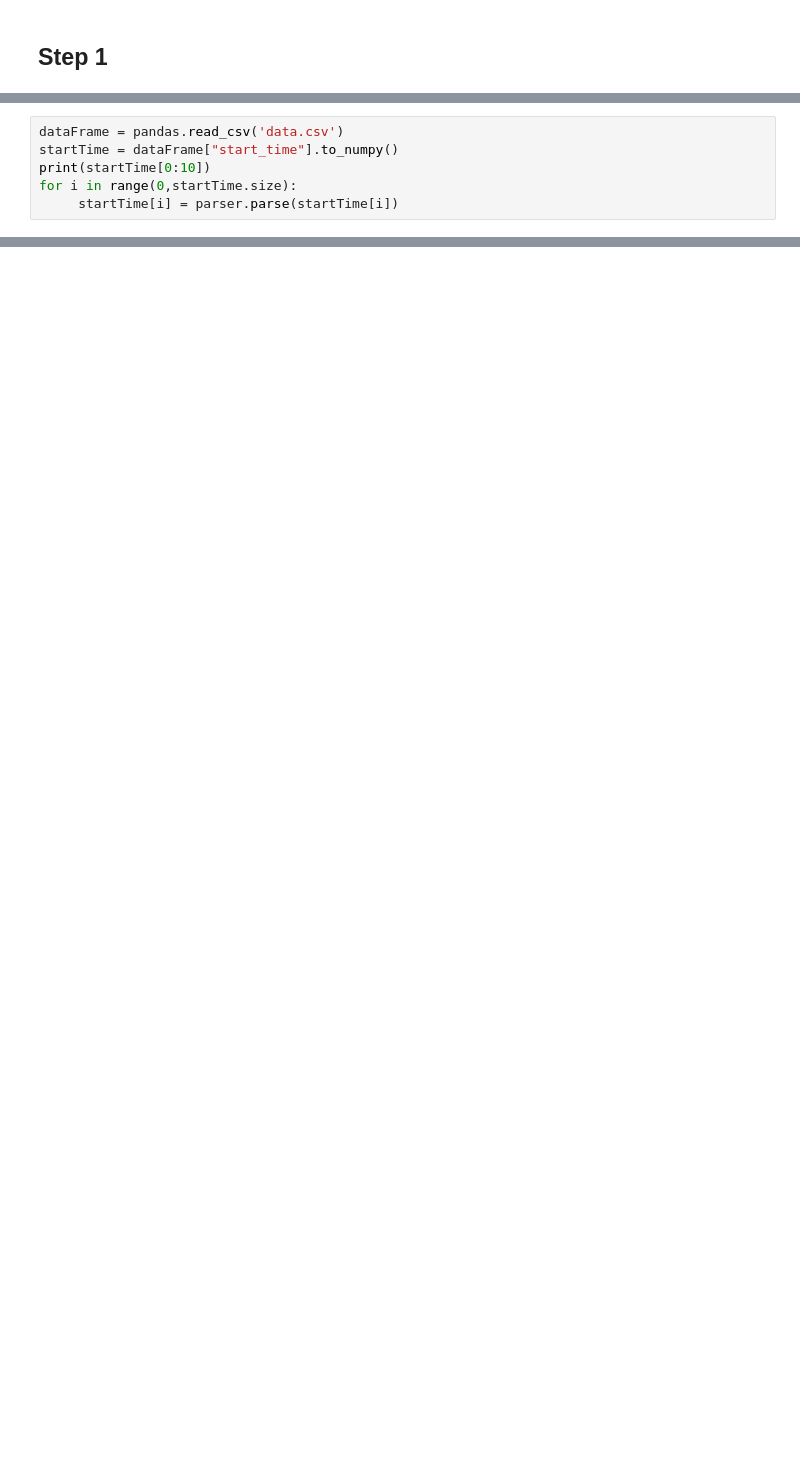
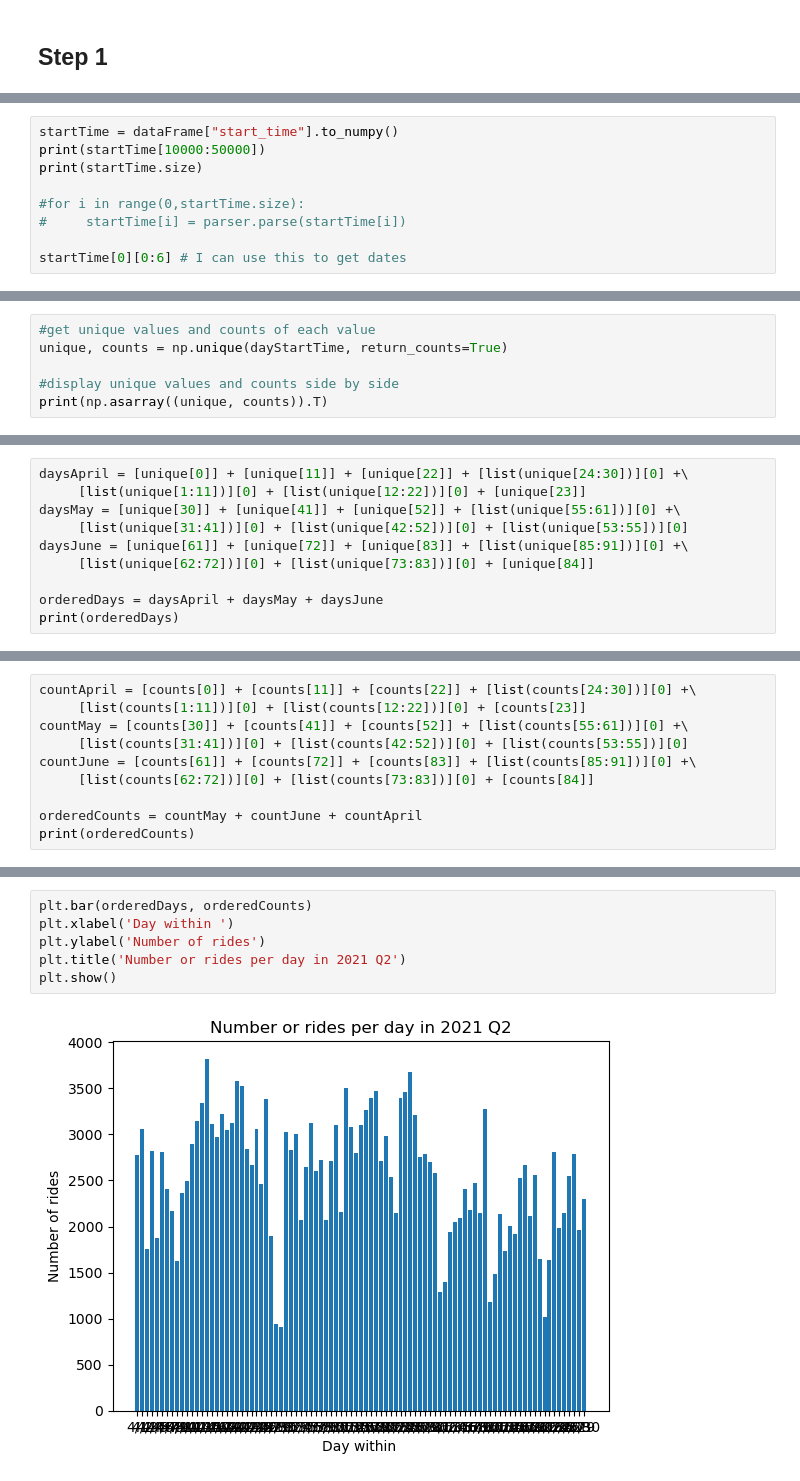
Before and after one commit to MiguelAcostaDelVecchio/RandomProcesses, a Jupyter notebook: Week6/Project1/MiguelProject1.ipynb, the cells around one changed output, grey strips where cells are left out. Cells and saved outputs as stored; diff of their text form; blank space fills up the shorter version.

```diff
--- a/Week6/Project1/MiguelProject1.ipynb
+++ b/Week6/Project1/MiguelProject1.ipynb
@@ -45,7 +50,10 @@ from dateutil import parser
 # %%
-dataFrame = pandas.read_csv('data.csv')
 startTime = dataFrame["start_time"].to_numpy()
-print(startTime[0:10])
-for i in range(0,startTime.size):
-     startTime[i] = parser.parse(startTime[i])
+print(startTime[10000:50000])
+print(startTime.size)
+
+#for i in range(0,startTime.size):
+#     startTime[i] = parser.parse(startTime[i])
+
+startTime[0][0:6] # I can use this to get dates
 # %% [output]
@@ -61,0 +102,6 @@ print(startTime)
+# %%
+#get unique values and counts of each value
+unique, counts = np.unique(dayStartTime, return_counts=True)
+
+#display unique values and counts side by side
+print(np.asarray((unique, counts)).T)
@@ -61,0 +126,10 @@ print(startTime)
+# %%
+daysApril = [unique[0]] + [unique[11]] + [unique[22]] + [list(unique[24:30])][0] +\
+     [list(unique[1:11])][0] + [list(unique[12:22])][0] + [unique[23]]
+daysMay = [unique[30]] + [unique[41]] + [unique[52]] + [list(unique[55:61])][0] +\
+     [list(unique[31:41])][0] + [list(unique[42:52])][0] + [list(unique[53:55])][0]
+daysJune = [unique[61]] + [unique[72]] + [unique[83]] + [list(unique[85:91])][0] +\
+     [list(unique[62:72])][0] + [list(unique[73:83])][0] + [unique[84]]
+
+orderedDays = daysApril + daysMay + daysJune
+print(orderedDays)
@@ -61,0 +138,10 @@ print(startTime)
+# %%
+countApril = [counts[0]] + [counts[11]] + [counts[22]] + [list(counts[24:30])][0] +\
+     [list(counts[1:11])][0] + [list(counts[12:22])][0] + [counts[23]]
+countMay = [counts[30]] + [counts[41]] + [counts[52]] + [list(counts[55:61])][0] +\
+     [list(counts[31:41])][0] + [list(counts[42:52])][0] + [list(counts[53:55])][0]
+countJune = [counts[61]] + [counts[72]] + [counts[83]] + [list(counts[85:91])][0] +\
+     [list(counts[62:72])][0] + [list(counts[73:83])][0] + [counts[84]]
+
+orderedCounts = countMay + countJune + countApril
+print(orderedCounts)
@@ -61,0 +150,8 @@ print(startTime)
+# %%
+plt.bar(orderedDays, orderedCounts)
+plt.xlabel('Day within ')
+plt.ylabel('Number of rides')
+plt.title('Number or rides per day in 2021 Q2')
+plt.show()
+# %% [output]
+[figure, added]
```
Also changed, not shown: parts of 14 cells of this notebook, 3 other files.
